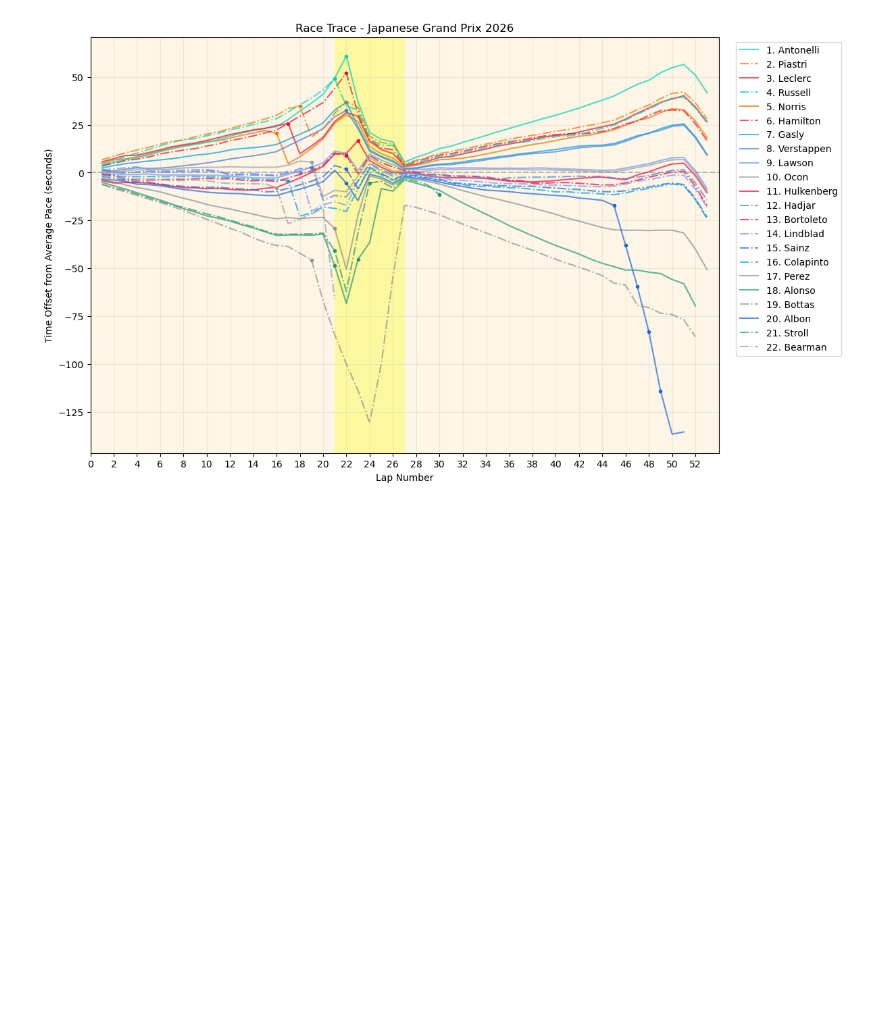
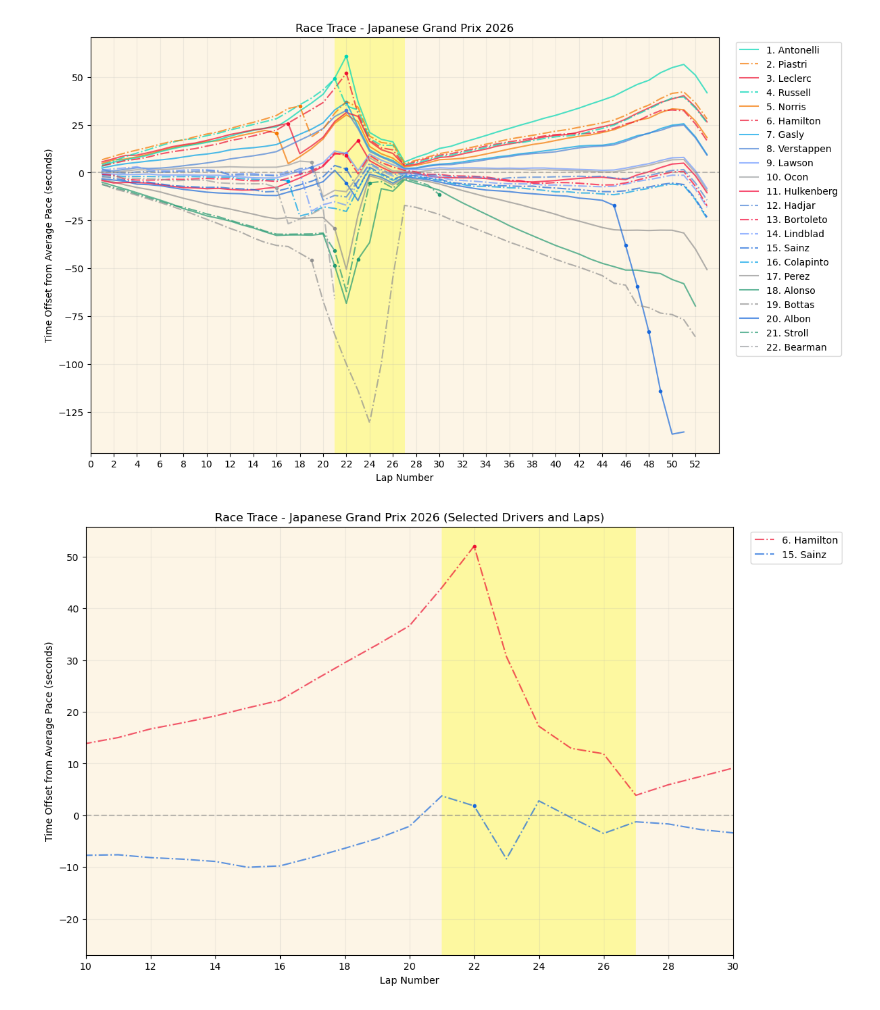
Before and after one commit to chrischu-yc/sports-analytics, a Jupyter notebook: docs/f1/development.ipynb, the cells around one changed output. Saved outputs shown, nothing was run; the diff lists cells and outputs as text; code cells hidden in the pictures; blank space fills up the shorter version.

```diff
--- a/docs/f1/development.ipynb
+++ b/docs/f1/development.ipynb
@@ -215,3 +215,32 @@ plt.grid(alpha=0.2)
 plt.show()
 # %% [output]
 [figure]
+# %%
+# plot only specific drivers and lap ranges
+drivers_to_plot = ['44', '55']  # Example driver numbers
+lap_range = (10, 30)  # Example lap range
+plt.figure(figsize=(12, 8))
+plt.gca().set_facecolor("oldlace")
+for d in drivers_to_plot:
+    plt.plot(lap_numbers, driver_offsets[d], label=f"{driver_info[d][1]}. {driver_info[d][0]}", color='#' + driver_info[d][2], linestyle=driver_info[d][3], alpha=0.7)
+    for pit_lap in driver_pit_laps[d]:
+        if lap_range[0] <= pit_lap <= lap_range[1]:
+            plt.plot(pit_lap, driver_offsets[d][int(pit_lap)-1], 'o', color='#' + driver_info[d][2], markersize=3)
+plt.axhline(0, color='gray', linestyle='--', alpha=0.5)
+# Highlight safety car periods with yellow shaded regions
+for sc_lap in safety_car_lap_numbers:
+    if lap_range[0] <= sc_lap <= lap_range[1]:
+        plt.axvspan(sc_lap - 1, sc_lap + 0, color='yellow', alpha=0.3, linewidth=0)
+plt.xlim(lap_range)
+plt.xticks(np.arange(lap_range[0], lap_range[1]+1, 2))
+plt.xlabel('Lap Number')
+plt.ylabel('Time Offset from Average Pace (seconds)')
+plt.title('Race Trace - Japanese Grand Prix 2026 (Selected Drivers and Laps)')
+handles, labels = plt.gca().get_legend_handles_labels()
+sorted_handles_labels = sorted(zip(handles, labels), key=lambda x: int(x[1].split('.')[0]))
+sorted_handles, sorted_labels = zip(*sorted_handles_labels)
+plt.legend(sorted_handles, sorted_labels, bbox_to_anchor=(1.02, 1), loc='upper left')
+plt.grid(alpha=0.2)
+plt.show()
+# %% [output]
+[figure, added]
```
Also changed, not shown: 2 other files.
